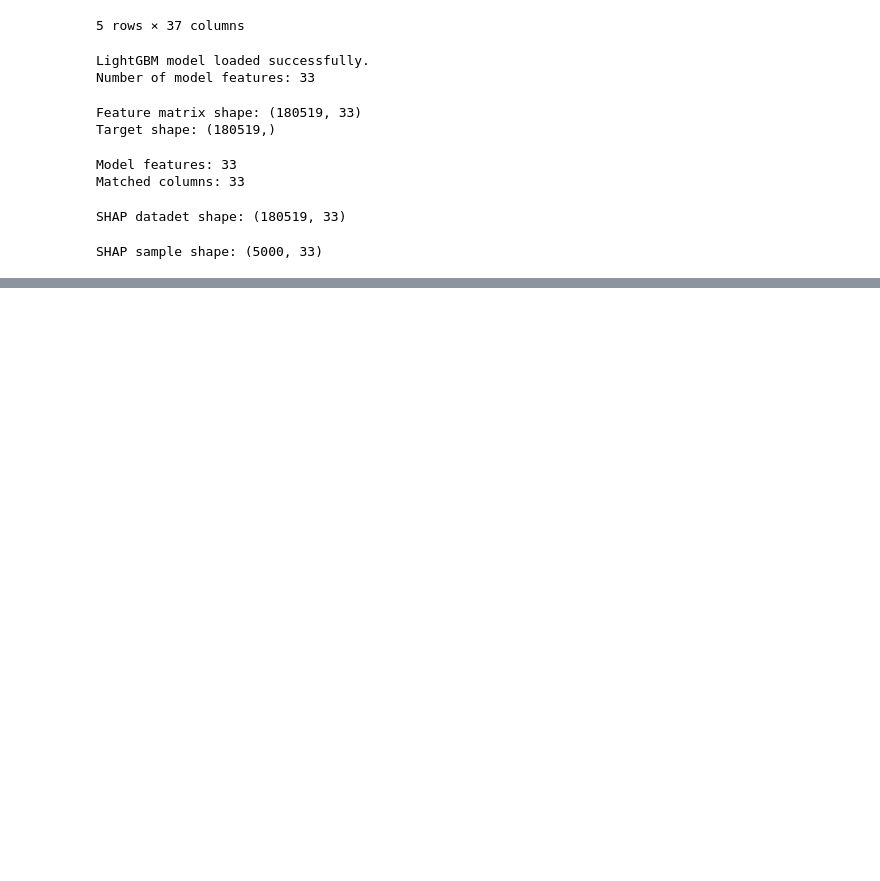
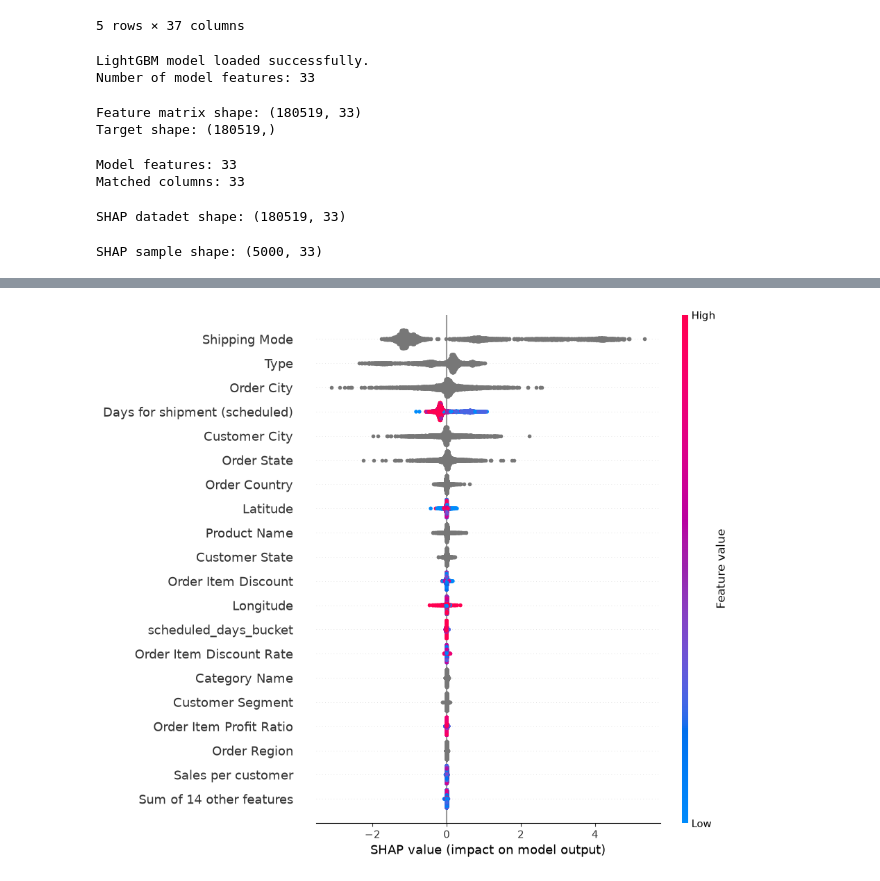
Before and after one commit to shivani1707s/APL-Logistics-Analysis, a Jupyter notebook: notebooks/shap_analysis.ipynb, the cells around one changed output, grey strips where cells are left out. Cells and saved outputs as stored; diff of their text form; code cells hidden in the pictures; blank space fills up the shorter version.

```diff
--- a/notebooks/shap_analysis.ipynb
+++ b/notebooks/shap_analysis.ipynb
@@ -117,0 +187,7 @@ SHAP sample shape: (5000, 33)
+# %%
+shap.plots.beeswarm(
+    shap_values,
+    max_display=20
+)
+# %% [output]
+[figure, added]
```
Also changed, not shown: parts of 14 cells of this notebook.
